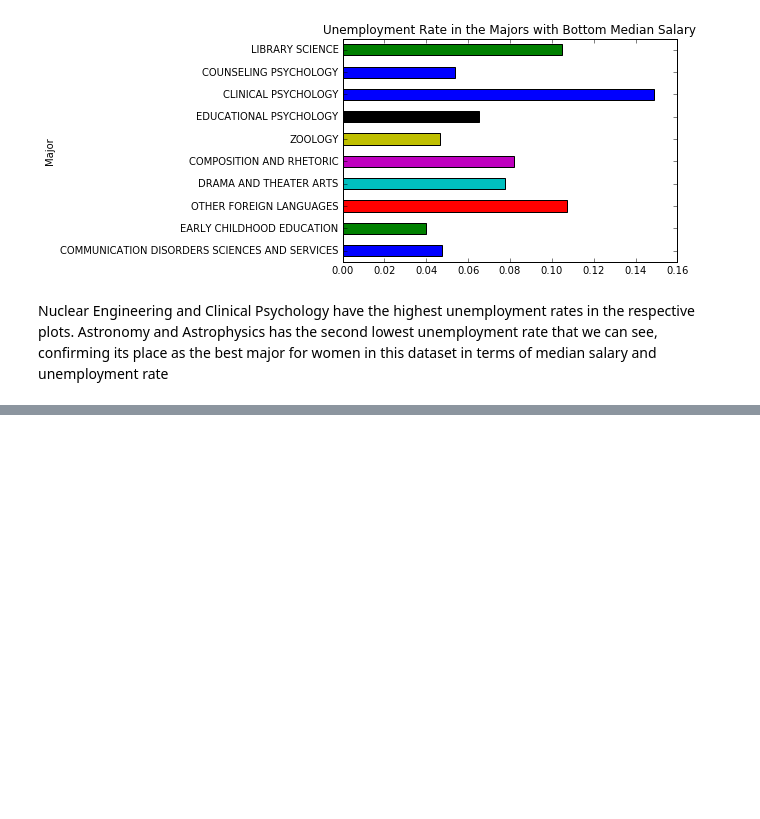
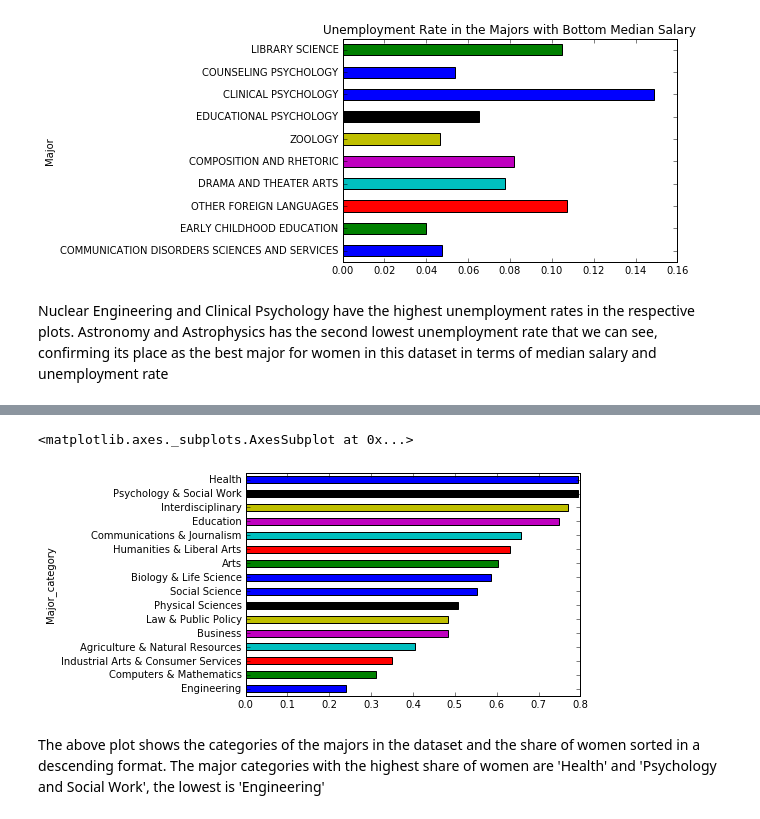
Before and after one commit to Soot3/College-Majors-Visualizations, a Jupyter notebook: College+Majors+Visualization.ipynb, the cells around one changed output, grey strips where cells are left out. Cells and saved outputs as stored; diff of their text form; code cells hidden in the pictures; blank space fills up the shorter version.

Commit message:
Added a visualization

```diff
--- a/College+Majors+Visualization.ipynb
+++ b/College+Majors+Visualization.ipynb
@@ -235,3 +235,7 @@ recent_grads[-10:].plot.barh(x='Major', y='Unemployment_rate', legend=False, tit
 [figure]
 # %% [markdown]
 Nuclear Engineering and Clinical Psychology have the highest unemployment rates in the respective plots. Astronomy and Astrophysics has the second lowest unemployment rate that we can see, confirming its place as the best major for women in this dataset in terms of median salary and unemployment rate
+# %%
+grouped = recent_grads.groupby('Major_category')['ShareWomen'].mean().sort_values()
+
+grouped
@@ -237,0 +261,8 @@ Nuclear Engineering and Clinical Psychology have the highest unemployment rates
+# %%
+grouped.plot(kind='barh')
+# %% [output]
+<matplotlib.axes._subplots.AxesSubplot at 0x...>
+[figure, added]
+# %% [markdown]
+The above plot shows the categories of the majors in the dataset and the share of women sorted in a descending format.
+The major categories with the highest share of women are 'Health' and 'Psychology and Social Work', the lowest is 'Engineering'
```
Also changed, not shown: parts of 1 cell of this notebook.
